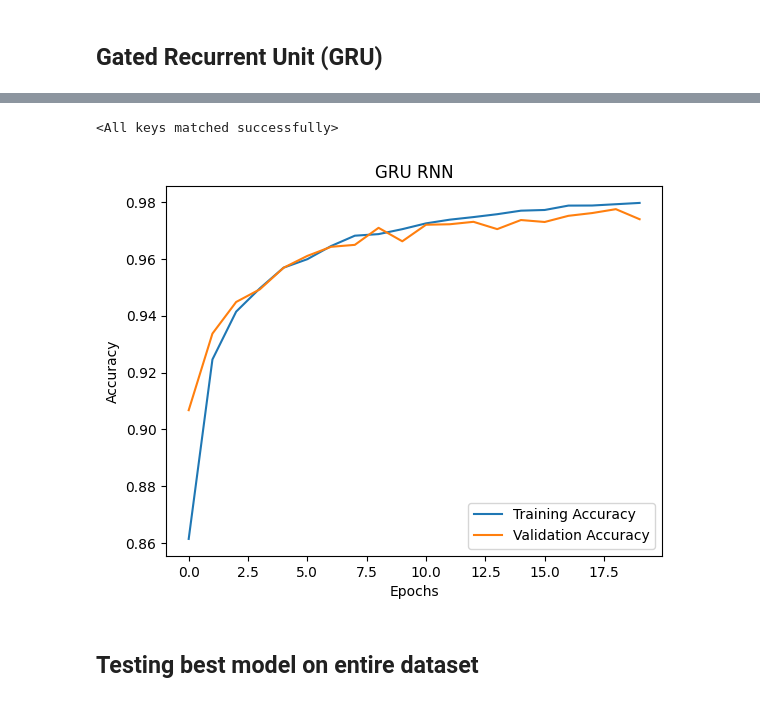
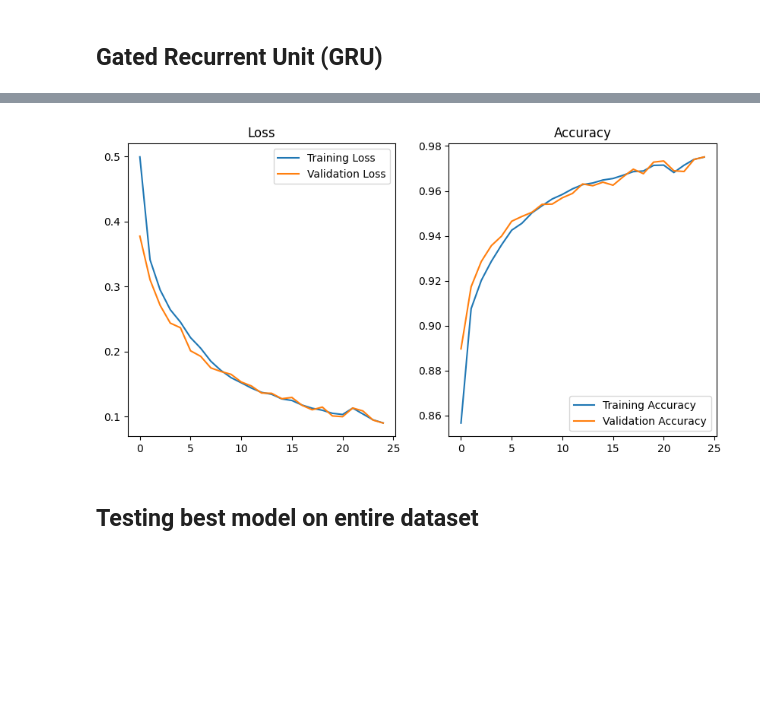
Before and after one commit to RandallCher/Neural-Networks-Project, a Jupyter notebook: RNN.ipynb, the cells around one changed output, grey strips where cells are left out. Cells and saved outputs as stored; diff of their text form; code cells hidden in the pictures; blank space fills up the shorter version.

```diff
--- a/RNN.ipynb
+++ b/RNN.ipynb
@@ -471,7 +458,7 @@ class GRUModel(nn.Module):
 
     def forward(self, x):
         # Initialize hidden state for GRU
-        h0 = torch.zeros(self.gru.num_layers * (2 if self.gru.bidirectional else 1), x.size(0), self.gru.hidden_size).to(x.device)
+        h0 = torch.zeros(self.gru.num_layers, x.size(0), self.gru.hidden_size).to(x.device)
 
         # Forward propagate through GRU
         out, _ = self.gru(x, h0)
@@ -485,7 +472,7 @@ class GRUModel(nn.Module):
 # %%
 # Instantiate model
 gru_model = GRUModel(inputSize, hiddenSize, numLayers, numClasses)
-gru_optimizer = optim.Adam(gru_model.parameters(), lr=learningRate)
+gru_optimizer = optim.Adam(gru_model.parameters(), lr=LEARNING_RATE)
 # %%
 train_loader, val_loader = get_dataloaders(X_train_new, X_val, y_train_new, y_val)
 train_losses, train_accuracies, val_losses, val_accuracies = train_val(gru_model, gru_optimizer, train_loader, val_loader)
@@ -514,24 +498,10 @@ Epoch [20/20], Train Loss: 0.0720, Train Accuracy: 97.97%, Test Loss: 0.0962, Te
 # Save trained model
 PATH = "./model/gru_rnn_model.pth"
 torch.save(gru_model.state_dict(), PATH)
-# %%
-# Load model
-PATH = "./model/gru_rnn_model.pth"
-gru_model = GRUModel(inputSize, hiddenSize, numLayers, numClasses)
-gru_model.load_state_dict(torch.load(PATH, weights_only=True))
-# %% [output]
-<All keys matched successfully>
-# %%
-plt.figure()
-plt.plot(np.arange(numEpochs), train_accuracies, label='Training Accuracy')
-plt.plot(np.arange(numEpochs), val_accuracies, label='Validation Accuracy')
-plt.xlabel('Epochs')
-plt.ylabel('Accuracy')
-plt.title('GRU RNN')
-plt.legend(loc='lower right')
-plt.show()
-# %% [output]
-[figure, removed]
+# %%
+plot_graphs(train_accuracies, train_losses, val_accuracies, val_losses, mode="Validation")
+# %% [output]
+[figure, added]
 # %% [markdown]
 ## Testing best model on entire dataset
 # %%
```
Also changed, not shown: parts of 44 cells of this notebook, 5 other files.
